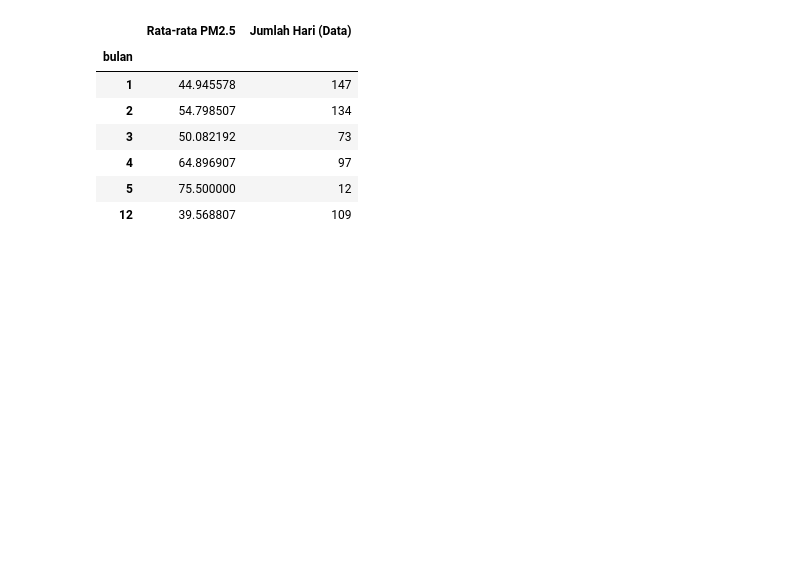
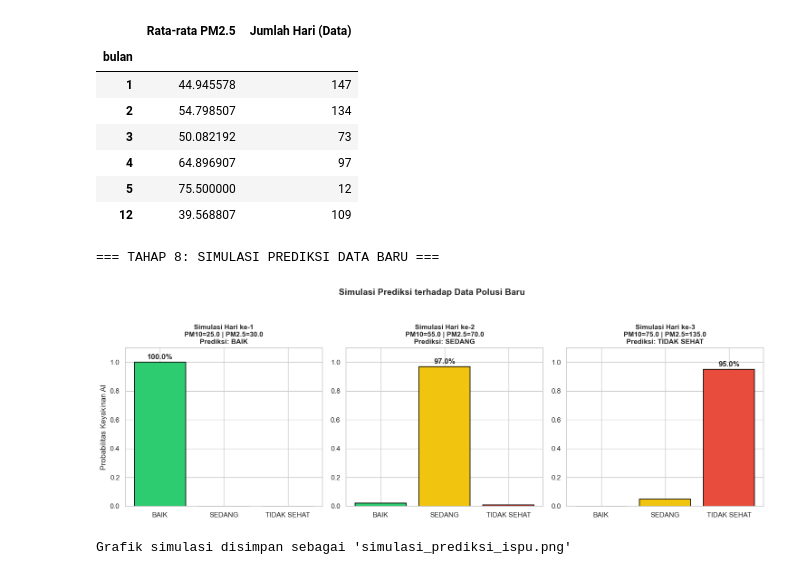
Before and after one commit to Bitodette/Prediksi-Pencemaran-Udara-di-Jakarta, a Jupyter notebook: ISPU_Analysis2.ipynb, the cells around one changed output. Cells and saved outputs as stored; diff of their text form; code cells hidden in the pictures; blank space fills up the shorter version.

Commit message:
Add simulation prediction ISPU image

```diff
--- a/ISPU_Analysis2.ipynb
+++ b/ISPU_Analysis2.ipynb
@@ -256,3 +251,68 @@ Name: count, dtype: int64
 | 4 | 64.896907 | 97 |
 | 5 | 75.500000 | 12 |
 | 12 | 39.568807 | 109 |
+# %%
+# ==========================================
+# CELL 9: SIMULASI PREDIKSI DATA BARU & PROBABILITAS
+# ==========================================
+import pandas as pd
+import matplotlib.pyplot as plt
+
+print("=== TAHAP 8: SIMULASI PREDIKSI DATA BARU ===")
+
+# Mapping kebalikan untuk narik nama label
+map_kategori_terbalik = {0: 'BAIK', 1: 'SEDANG', 2: 'TIDAK SEHAT'}
+
+# Data simulasi: [pm10, pm25, so2, co, o3, no2]
+data_baru = [
+    [25.0,  30.0, 12.0,  6.0,  15.0,  8.0],   # Max 30 -> BAIK
+    [55.0,  70.0, 25.0, 10.0,  55.0, 15.0],   # Max 70 -> SEDANG
+    [75.0, 135.0, 30.0, 15.0, 100.0, 20.0],   # Max 135 (PM2.5) -> TIDAK SEHAT
+]
+
+kolom_polutan = ['pm10', 'pm25', 'so2', 'co', 'o3', 'no2']
+df_simulasi = pd.DataFrame(data_baru, columns=kolom_polutan)
+
+# Tambahkan kolom one-hot stasiun agar bentuknya sama persis dengan X_train
+for col in ['stasiun_DKI2', 'stasiun_DKI3', 'stasiun_DKI4', 'stasiun_DKI5']:
+    df_simulasi[col] = 0 # Kita asumsikan simulasi ini dari DKI1 (semua 0)
+
+# Pastikan urutan kolom sama persis dengan data latih
+df_simulasi = df_simulasi[X_train.columns]
+
+# Prediksi Kategori & Probabilitas
+prediksi = rf_model.predict(df_simulasi)
+y_proba = rf_model.predict_proba(df_simulasi)
+
+# VISUALISASI PROBABILITAS PREDIKSI
+nama_kelas = ['BAIK', 'SEDANG', 'TIDAK SEHAT']
+warna_kelas = ['#2ecc71', '#f1c40f', '#e74c3c']
+
+fig, axes = plt.subplots(1, len(data_baru), figsize=(15, 5))
+
+for i, (proba, pred) in enumerate(zip(y_proba, prediksi)):
+    axes[i].bar(nama_kelas, proba, color=warna_kelas, edgecolor='black', linewidth=1.2)
+    axes[i].set_title(
+        f'Simulasi Hari ke-{i+1}\n'
+        f'PM10={data_baru[i][0]} | PM2.5={data_baru[i][1]}\n'
+        f'Prediksi: {map_kategori_terbalik[pred]}',
+        fontsize=11, fontweight='bold'
+    )
+    axes[i].set_ylim(0, 1.1)
+    axes[i].set_ylabel('Probabilitas Keyakinan AI' if i == 0 else '')
+
+    # Tambah angka probabilitas di atas bar
+    for j, p in enumerate(proba):
+        if p > 0.05:
+            axes[i].text(j, p + 0.02, f'{p*100:.1f}%', ha='center', fontweight='bold')
+
+plt.suptitle('Simulasi Prediksi terhadap Data Polusi Baru', fontsize=14, fontweight='bold', y=1.05)
+plt.tight_layout()
+nama_plot = 'simulasi_prediksi_ispu.png'
+plt.savefig(nama_plot, dpi=300, bbox_inches='tight')
+plt.show()
+print(f"Grafik simulasi disimpan sebagai '{nama_plot}'")
+# %% [output]
+=== TAHAP 8: SIMULASI PREDIKSI DATA BARU ===
+[figure, added]
+Grafik simulasi disimpan sebagai 'simulasi_prediksi_ispu.png'
```
Also changed, not shown: parts of 1 cell of this notebook, 1 other file.
